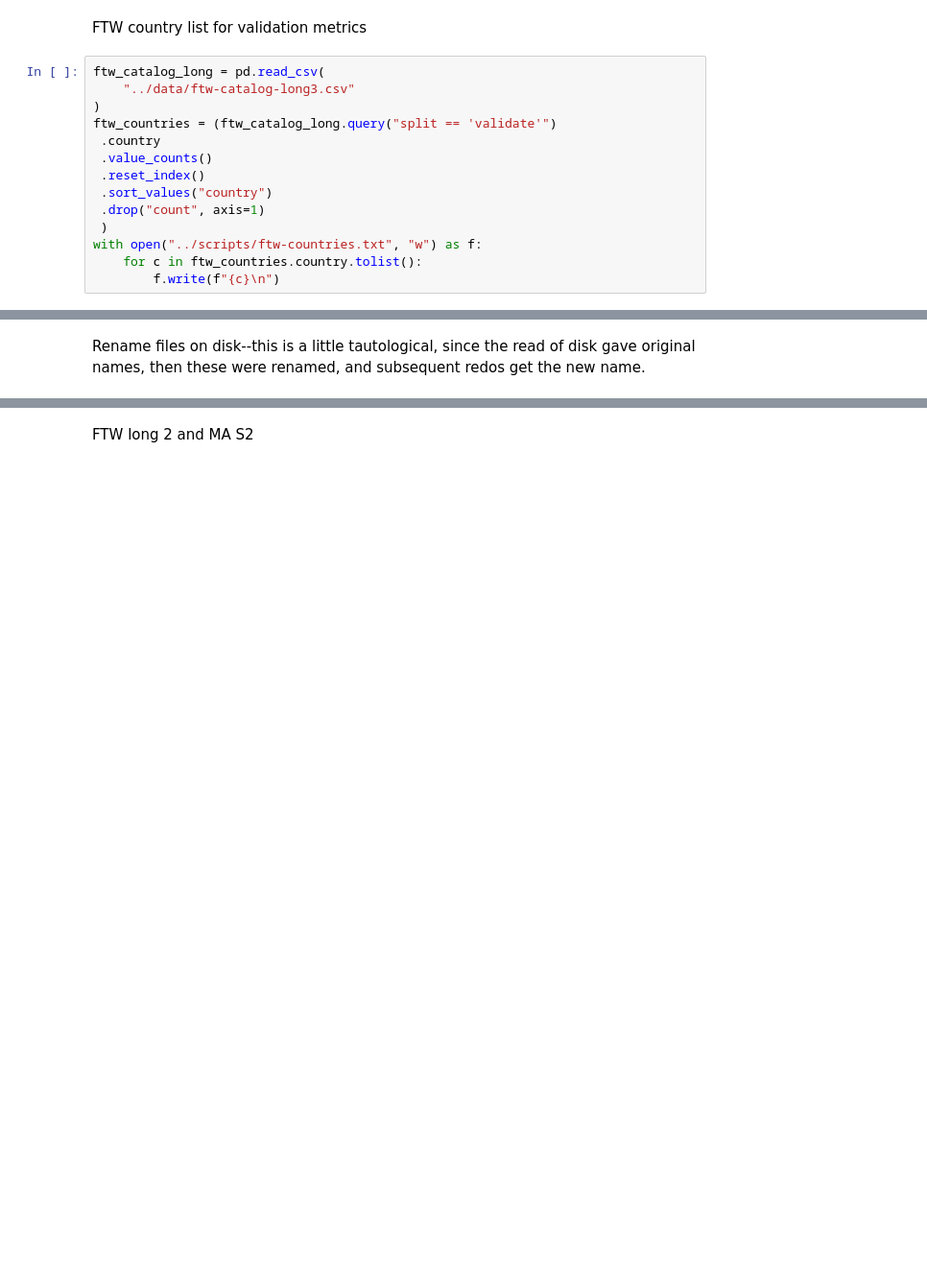
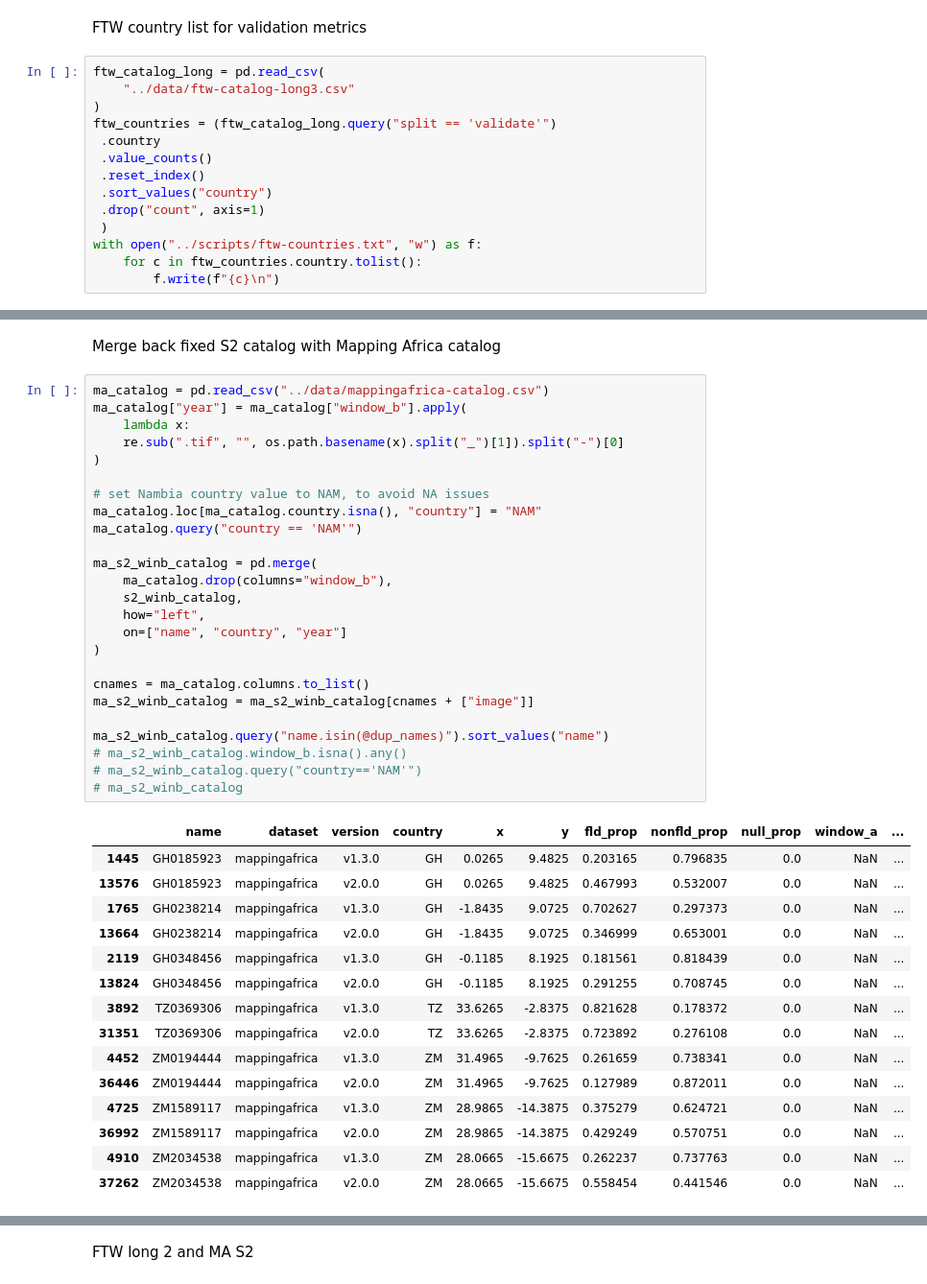
Before and after one commit to agroimpacts/ftw-mappingafrica-integration, a Jupyter notebook: notebooks/setup-experiments.ipynb, the cells around one changed output, grey strips where cells are left out. Shown: that part at 96% size. Drawn from its saved outputs; the diff is of its cells as text; blank space fills up the shorter version.

Commit message:
Fixed win_b S2 catalogs

```diff
--- a/notebooks/setup-experiments.ipynb
+++ b/notebooks/setup-experiments.ipynb
@@ -271,2 +339,43 @@ s2_winb_catalog
-# %% [markdown]
-Rename files on disk--this is a little tautological, since the read of disk gave original names, then these were renamed, and subsequent redos get the new name.
+# %% [markdown]
+Merge back fixed S2 catalog with Mapping Africa catalog
+# %%
+ma_catalog = pd.read_csv("../data/mappingafrica-catalog.csv")
+ma_catalog["year"] = ma_catalog["window_b"].apply(
+    lambda x:
+    re.sub(".tif", "", os.path.basename(x).split("_")[1]).split("-")[0]
+)
+
+# set Nambia country value to NAM, to avoid NA issues
+ma_catalog.loc[ma_catalog.country.isna(), "country"] = "NAM"
+ma_catalog.query("country == 'NAM'")
+
+ma_s2_winb_catalog = pd.merge(
+    ma_catalog.drop(columns="window_b"),
+    s2_winb_catalog,
+    how="left",
+    on=["name", "country", "year"]
+)
+
+cnames = ma_catalog.columns.to_list()
+ma_s2_winb_catalog = ma_s2_winb_catalog[cnames + ["image"]]
+
+ma_s2_winb_catalog.query("name.isin(@dup_names)").sort_values("name")
+# ma_s2_winb_catalog.window_b.isna().any()
+# ma_s2_winb_catalog.query("country=='NAM'")
+# ma_s2_winb_catalog
+# %% [output]
+|  | name | dataset | version | country | x | y | fld_prop | nonfld_prop | null_prop | window_a | ... |
+| 1445 | GH0185923 | mappingafrica | v1.3.0 | GH | 0.0265 | 9.4825 | 0.203165 | 0.796835 | 0.0 | NaN | ... |
+| 13576 | GH0185923 | mappingafrica | v2.0.0 | GH | 0.0265 | 9.4825 | 0.467993 | 0.532007 | 0.0 | NaN | ... |
+| 1765 | GH0238214 | mappingafrica | v1.3.0 | GH | -1.8435 | 9.0725 | 0.702627 | 0.297373 | 0.0 | NaN | ... |
+| 13664 | GH0238214 | mappingafrica | v2.0.0 | GH | -1.8435 | 9.0725 | 0.346999 | 0.653001 | 0.0 | NaN | ... |
+| 2119 | GH0348456 | mappingafrica | v1.3.0 | GH | -0.1185 | 8.1925 | 0.181561 | 0.818439 | 0.0 | NaN | ... |
+| 13824 | GH0348456 | mappingafrica | v2.0.0 | GH | -0.1185 | 8.1925 | 0.291255 | 0.708745 | 0.0 | NaN | ... |
+| 3892 | TZ0369306 | mappingafrica | v1.3.0 | TZ | 33.6265 | -2.8375 | 0.821628 | 0.178372 | 0.0 | NaN | ... |
+| 31351 | TZ0369306 | mappingafrica | v2.0.0 | TZ | 33.6265 | -2.8375 | 0.723892 | 0.276108 | 0.0 | NaN | ... |
+| 4452 | ZM0194444 | mappingafrica | v1.3.0 | ZM | 31.4965 | -9.7625 | 0.261659 | 0.738341 | 0.0 | NaN | ... |
+| 36446 | ZM0194444 | mappingafrica | v2.0.0 | ZM | 31.4965 | -9.7625 | 0.127989 | 0.872011 | 0.0 | NaN | ... |
+| 4725 | ZM1589117 | mappingafrica | v1.3.0 | ZM | 28.9865 | -14.3875 | 0.375279 | 0.624721 | 0.0 | NaN | ... |
+| 36992 | ZM1589117 | mappingafrica | v2.0.0 | ZM | 28.9865 | -14.3875 | 0.429249 | 0.570751 | 0.0 | NaN | ... |
+| 4910 | ZM2034538 | mappingafrica | v1.3.0 | ZM | 28.0665 | -15.6675 | 0.262237 | 0.737763 | 0.0 | NaN | ... |
+| 37262 | ZM2034538 | mappingafrica | v2.0.0 | ZM | 28.0665 | -15.6675 | 0.558454 | 0.441546 | 0.0 | NaN | ... |
```
Also changed, not shown: parts of 8 cells of this notebook, 2 other files.
